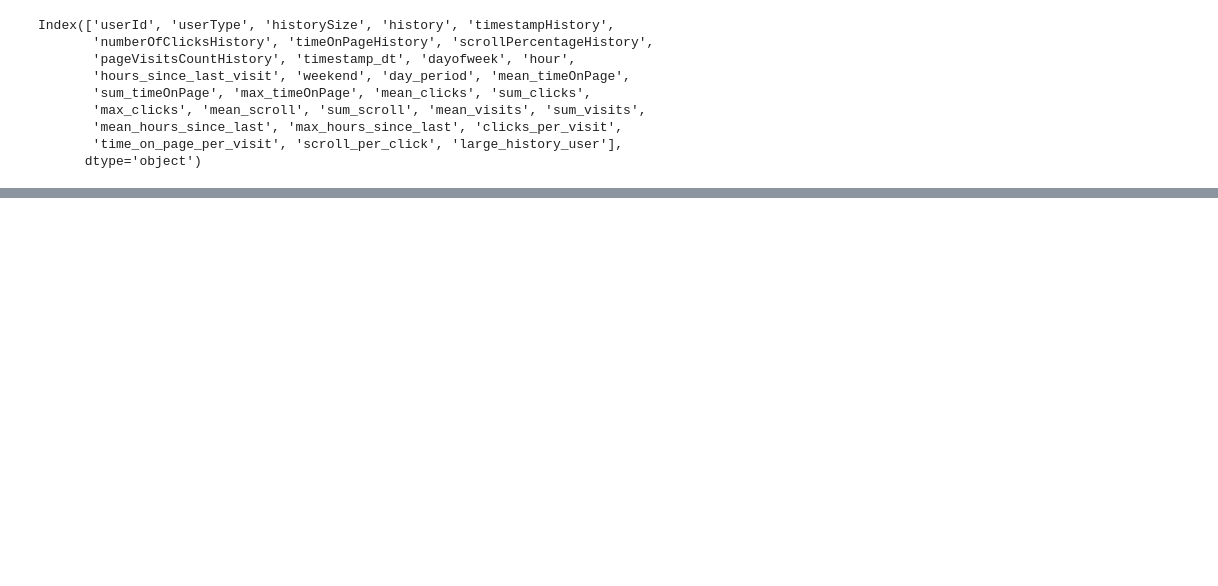
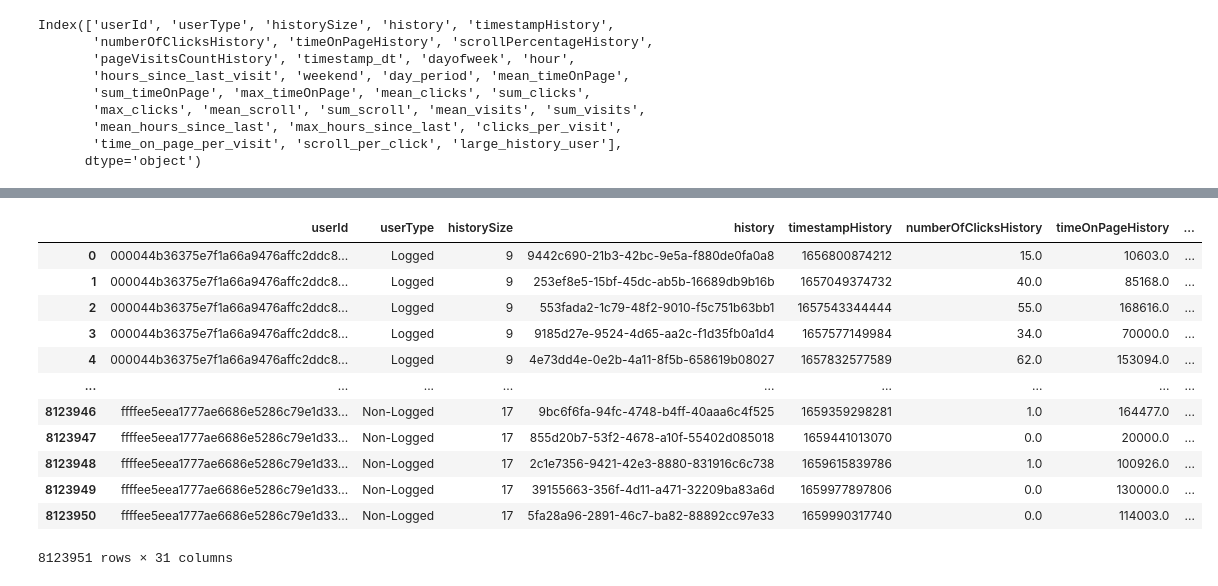
Before and after one commit to gmferratti/ML_Engineer_Datathon, a Jupyter notebook: notebooks/gmferratti/features_users.ipynb, the cells around one changed output, grey strips where cells are left out. Cells and saved outputs as stored; diff of their text form; code cells hidden in the pictures; blank space fills up the shorter version.

```diff
--- a/notebooks/gmferratti/features_users.ipynb
+++ b/notebooks/gmferratti/features_users.ipynb
@@ -257,0 +314,16 @@ Index(['userId', 'userType', 'historySize', 'history', 'timestampHistory',
+# %%
+df
+# %% [output]
+|  | userId | userType | historySize | history | timestampHistory | numberOfClicksHistory | timeOnPageHistory | ... |
+| 0 | 000044b36375e7f1a66a9476affc2ddc8... | Logged | 9 | 9442c690-21b3-42bc-9e5a-f880de0fa0a8 | 1656800874212 | 15.0 | 10603.0 | ... |
+| 1 | 000044b36375e7f1a66a9476affc2ddc8... | Logged | 9 | 253ef8e5-15bf-45dc-ab5b-16689db9b16b | 1657049374732 | 40.0 | 85168.0 | ... |
+| 2 | 000044b36375e7f1a66a9476affc2ddc8... | Logged | 9 | 553fada2-1c79-48f2-9010-f5c751b63bb1 | 1657543344444 | 55.0 | 168616.0 | ... |
+| 3 | 000044b36375e7f1a66a9476affc2ddc8... | Logged | 9 | 9185d27e-9524-4d65-aa2c-f1d35fb0a1d4 | 1657577149984 | 34.0 | 70000.0 | ... |
+| 4 | 000044b36375e7f1a66a9476affc2ddc8... | Logged | 9 | 4e73dd4e-0e2b-4a11-8f5b-658619b08027 | 1657832577589 | 62.0 | 153094.0 | ... |
+| ... | ... | ... | ... | ... | ... | ... | ... | ... |
+| 8123946 | ffffee5eea1777ae6686e5286c79e1d33... | Non-Logged | 17 | 9bc6f6fa-94fc-4748-b4ff-40aaa6c4f525 | 1659359298281 | 1.0 | 164477.0 | ... |
+| 8123947 | ffffee5eea1777ae6686e5286c79e1d33... | Non-Logged | 17 | 855d20b7-53f2-4678-a10f-55402d085018 | 1659441013070 | 0.0 | 20000.0 | ... |
+| 8123948 | ffffee5eea1777ae6686e5286c79e1d33... | Non-Logged | 17 | 2c1e7356-9421-42e3-8880-831916c6c738 | 1659615839786 | 1.0 | 100926.0 | ... |
+| 8123949 | ffffee5eea1777ae6686e5286c79e1d33... | Non-Logged | 17 | 39155663-356f-4d11-a471-32209ba83a6d | 1659977897806 | 0.0 | 130000.0 | ... |
+| 8123950 | ffffee5eea1777ae6686e5286c79e1d33... | Non-Logged | 17 | 5fa28a96-2891-46c7-ba82-88892cc97e33 | 1659990317740 | 0.0 | 114003.0 | ... |
+8123951 rows × 31 columns
```
Also changed, not shown: parts of 6 cells of this notebook, 4 other files.
